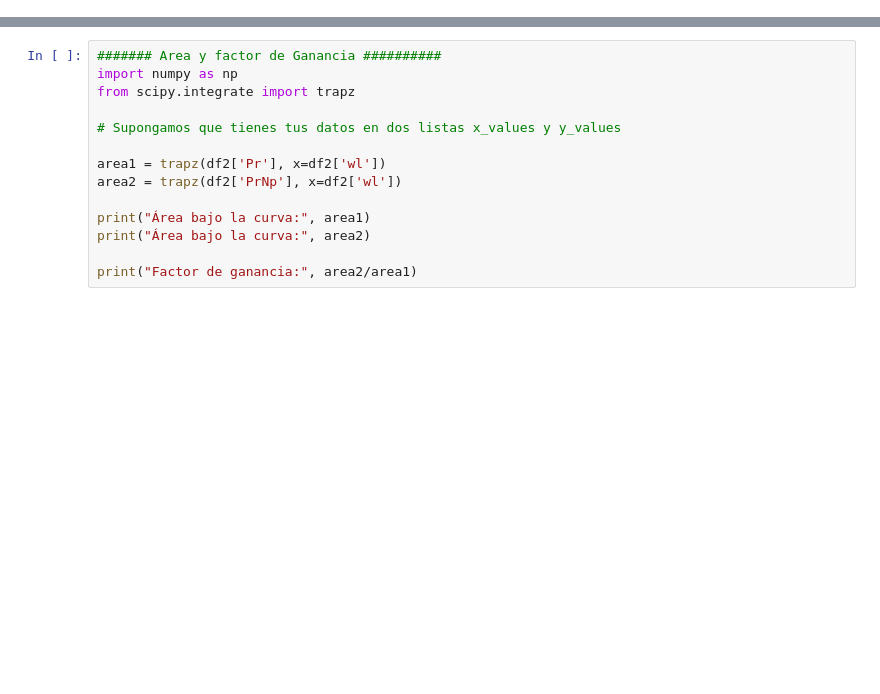
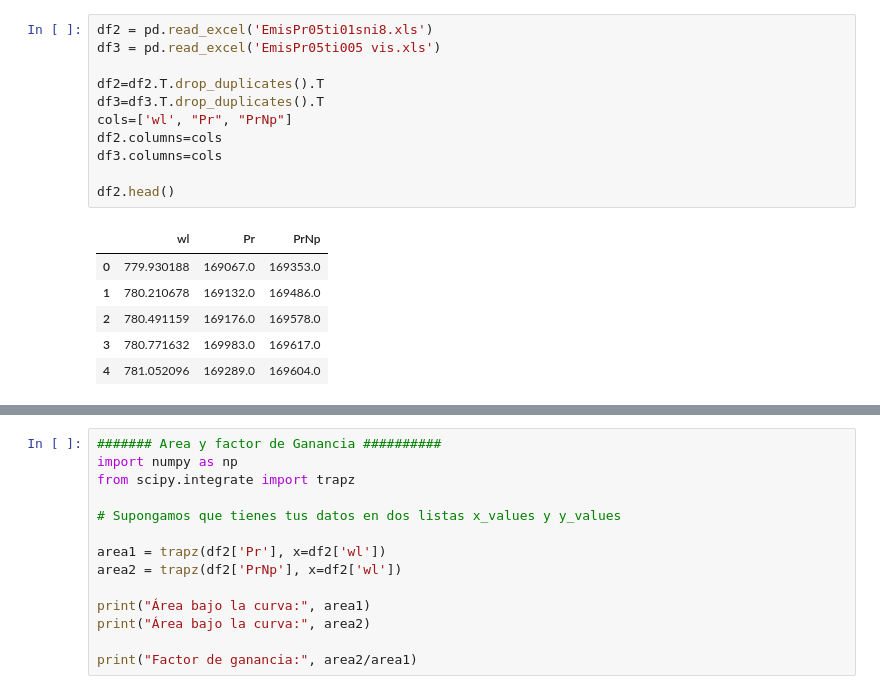
Before and after one commit to juanF9910/Rare_earths, a Jupyter notebook: JuddOfelt_SpectrumAnalysis.ipynb, the cells around one changed output, grey strips where cells are left out. Drawn from its saved outputs; the diff is of its cells as text; blank space fills up the shorter version.

```diff
--- a/JuddOfelt_SpectrumAnalysis.ipynb
+++ b/JuddOfelt_SpectrumAnalysis.ipynb
@@ -200,6 +207,24 @@ Peaks of MPr: [406.8728942871094 446.04046630859375 471.6719055175781 484.460205
 [figure]
 212 252 20.0 20.0
 ... (12 outputs left out)
+# %%
+df2 = pd.read_excel('EmisPr05ti01sni8.xls')
+df3 = pd.read_excel('EmisPr05ti005 vis.xls')
+
+df2=df2.T.drop_duplicates().T
+df3=df3.T.drop_duplicates().T
+cols=['wl', "Pr", "PrNp"]
+df2.columns=cols
+df3.columns=cols
+
+df2.head()
+# %% [output]
+|  | wl | Pr | PrNp |
+| 0 | 779.930188 | 169067.0 | 169353.0 |
+| 1 | 780.210678 | 169132.0 | 169486.0 |
+| 2 | 780.491159 | 169176.0 | 169578.0 |
+| 3 | 780.771632 | 169983.0 | 169617.0 |
+| 4 | 781.052096 | 169289.0 | 169604.0 |
 # %%
 #df2=pd.read_csv("data/emision1.csv")
 #df3=pd.read_csv("data/emision2.csv")
```
Also changed, not shown: parts of 5 cells of this notebook.
